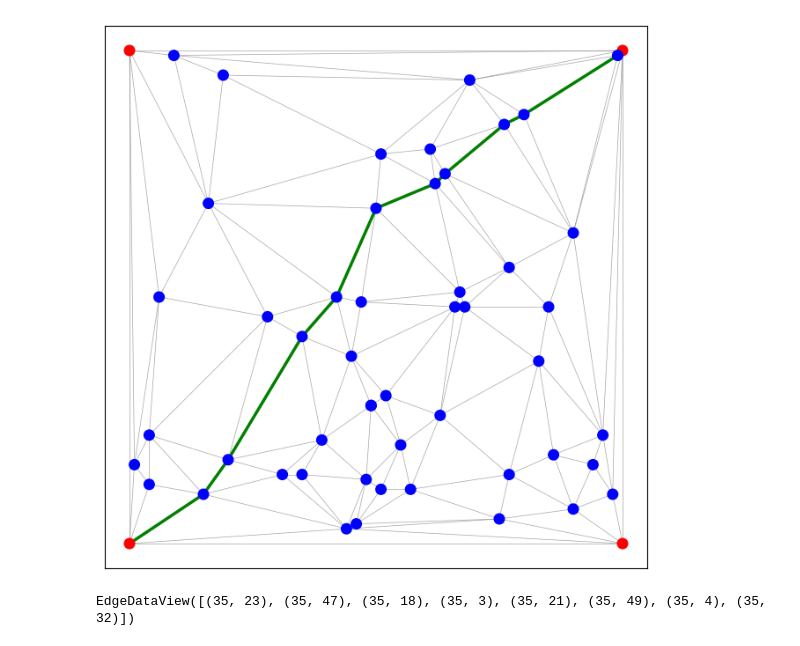
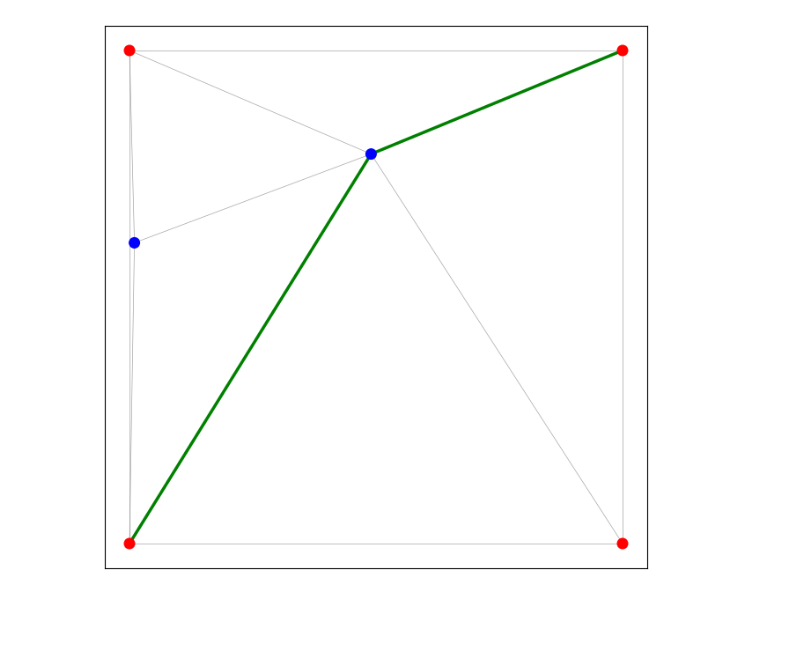
Before and after one commit to QijunTong0/Route-Optimization, a Jupyter notebook: main.ipynb, the cells around one changed output. Cells and saved outputs as stored; diff of their text form; code cells hidden in the pictures; blank space fills up the shorter version.

```diff
--- a/main.ipynb
+++ b/main.ipynb
@@ -1,23 +1,19 @@
 # %%
 from src.point_generator import generate_points
-from src.graph_builder import build_graph
-from src.visualizer import draw_graph_with_shortest_path
+from src.graph_builder import build_graph,expand_graph
+from src.visualizer import draw_graph_with_shortest_path,draw_graph_with_coordinates
 
 # 1. Generate points
-num_random_points = 50
+num_random_points = 2
 limit = 100
 points, fixed_node_indices = generate_points(
     high=limit, num_random_points=num_random_points
 )
 
 # 2. Build graph
 road = build_graph(points)
 
 # 4. Visualize graph with shortest path
 draw_graph_with_shortest_path(road, points, fixed_node_indices)
 # %% [output]
-[figure, old version]
+[figure, new version]
-# %%
-road.edges([35])
-# %% [output]
-EdgeDataView([(35, 23), (35, 47), (35, 18), (35, 3), (35, 21), (35, 49), (35, 4), (35, 32)])
```
Also changed, not shown: parts of 3 cells of this notebook, 5 other files.
